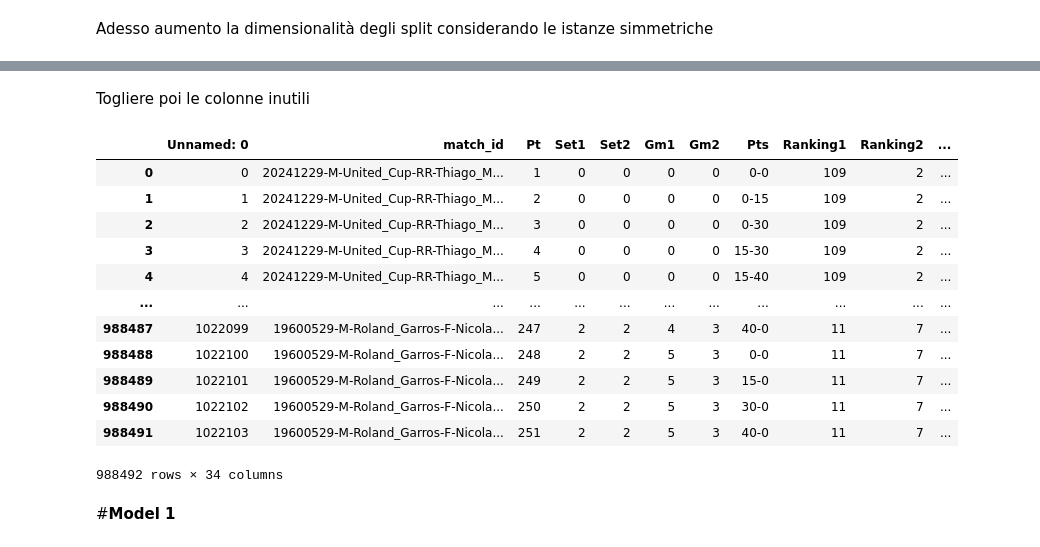
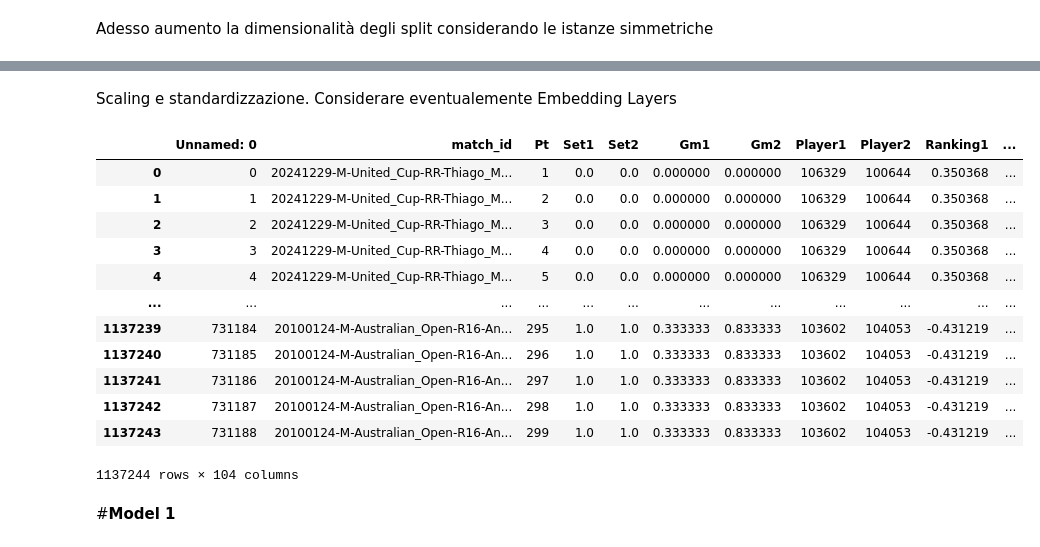
Before and after one commit to oraziotorre/MomentumShiftAI, a Jupyter notebook: ModelsDevelopment.ipynb, the cells around one changed output, grey strips where cells are left out. Saved outputs shown, nothing was run; the diff lists cells and outputs as text; code cells hidden in the pictures.

```diff
--- a/ModelsDevelopment.ipynb
+++ b/ModelsDevelopment.ipynb
@@ -114,19 +119,2 @@ Eventualmente fare test su determinati Player
-# %% [markdown]
-Togliere poi le colonne inutili
-# %%
-dataset = dataset.drop(columns=['PointType','Player1','Player2'])
-dataset
-# %% [output]
-|  | Unnamed: 0 | match_id | Pt | Set1 | Set2 | Gm1 | Gm2 | Pts | Ranking1 | Ranking2 | ... |
-| 0 | 0 | 20241229-M-United_Cup-RR-Thiago_M... | 1 | 0 | 0 | 0 | 0 | 0-0 | 109 | 2 | ... |
-| 1 | 1 | 20241229-M-United_Cup-RR-Thiago_M... | 2 | 0 | 0 | 0 | 0 | 0-15 | 109 | 2 | ... |
-| 2 | 2 | 20241229-M-United_Cup-RR-Thiago_M... | 3 | 0 | 0 | 0 | 0 | 0-30 | 109 | 2 | ... |
-| 3 | 3 | 20241229-M-United_Cup-RR-Thiago_M... | 4 | 0 | 0 | 0 | 0 | 15-30 | 109 | 2 | ... |
-| 4 | 4 | 20241229-M-United_Cup-RR-Thiago_M... | 5 | 0 | 0 | 0 | 0 | 15-40 | 109 | 2 | ... |
-| ... | ... | ... | ... | ... | ... | ... | ... | ... | ... | ... | ... |
-| 988487 | 1022099 | 19600529-M-Roland_Garros-F-Nicola... | 247 | 2 | 2 | 4 | 3 | 40-0 | 11 | 7 | ... |
-| 988488 | 1022100 | 19600529-M-Roland_Garros-F-Nicola... | 248 | 2 | 2 | 5 | 3 | 0-0 | 11 | 7 | ... |
-| 988489 | 1022101 | 19600529-M-Roland_Garros-F-Nicola... | 249 | 2 | 2 | 5 | 3 | 15-0 | 11 | 7 | ... |
-| 988490 | 1022102 | 19600529-M-Roland_Garros-F-Nicola... | 250 | 2 | 2 | 5 | 3 | 30-0 | 11 | 7 | ... |
-| 988491 | 1022103 | 19600529-M-Roland_Garros-F-Nicola... | 251 | 2 | 2 | 5 | 3 | 40-0 | 11 | 7 | ... |
-988492 rows × 34 columns
+# %% [markdown]
+Scaling e standardizzazione. Considerare eventualemente Embedding Layers
@@ -132,0 +198,17 @@ dataset
+# %%
+train_proc, test_proc, feature_cols = preprocess_data(train_data, test_data)
+train_proc
+# %% [output]
+|  | Unnamed: 0 | match_id | Pt | Set1 | Set2 | Gm1 | Gm2 | Player1 | Player2 | Ranking1 | ... |
+| 0 | 0 | 20241229-M-United_Cup-RR-Thiago_M... | 1 | 0.0 | 0.0 | 0.000000 | 0.000000 | 106329 | 100644 | 0.350368 | ... |
+| 1 | 1 | 20241229-M-United_Cup-RR-Thiago_M... | 2 | 0.0 | 0.0 | 0.000000 | 0.000000 | 106329 | 100644 | 0.350368 | ... |
+| 2 | 2 | 20241229-M-United_Cup-RR-Thiago_M... | 3 | 0.0 | 0.0 | 0.000000 | 0.000000 | 106329 | 100644 | 0.350368 | ... |
+| 3 | 3 | 20241229-M-United_Cup-RR-Thiago_M... | 4 | 0.0 | 0.0 | 0.000000 | 0.000000 | 106329 | 100644 | 0.350368 | ... |
+| 4 | 4 | 20241229-M-United_Cup-RR-Thiago_M... | 5 | 0.0 | 0.0 | 0.000000 | 0.000000 | 106329 | 100644 | 0.350368 | ... |
+| ... | ... | ... | ... | ... | ... | ... | ... | ... | ... | ... | ... |
+| 1137239 | 731184 | 20100124-M-Australian_Open-R16-An... | 295 | 1.0 | 1.0 | 0.333333 | 0.833333 | 103602 | 104053 | -0.431219 | ... |
+| 1137240 | 731185 | 20100124-M-Australian_Open-R16-An... | 296 | 1.0 | 1.0 | 0.333333 | 0.833333 | 103602 | 104053 | -0.431219 | ... |
+| 1137241 | 731186 | 20100124-M-Australian_Open-R16-An... | 297 | 1.0 | 1.0 | 0.333333 | 0.833333 | 103602 | 104053 | -0.431219 | ... |
+| 1137242 | 731187 | 20100124-M-Australian_Open-R16-An... | 298 | 1.0 | 1.0 | 0.333333 | 0.833333 | 103602 | 104053 | -0.431219 | ... |
+| 1137243 | 731188 | 20100124-M-Australian_Open-R16-An... | 299 | 1.0 | 1.0 | 0.333333 | 0.833333 | 103602 | 104053 | -0.431219 | ... |
+1137244 rows × 104 columns
```
Also changed, not shown: parts of 13 cells of this notebook.
